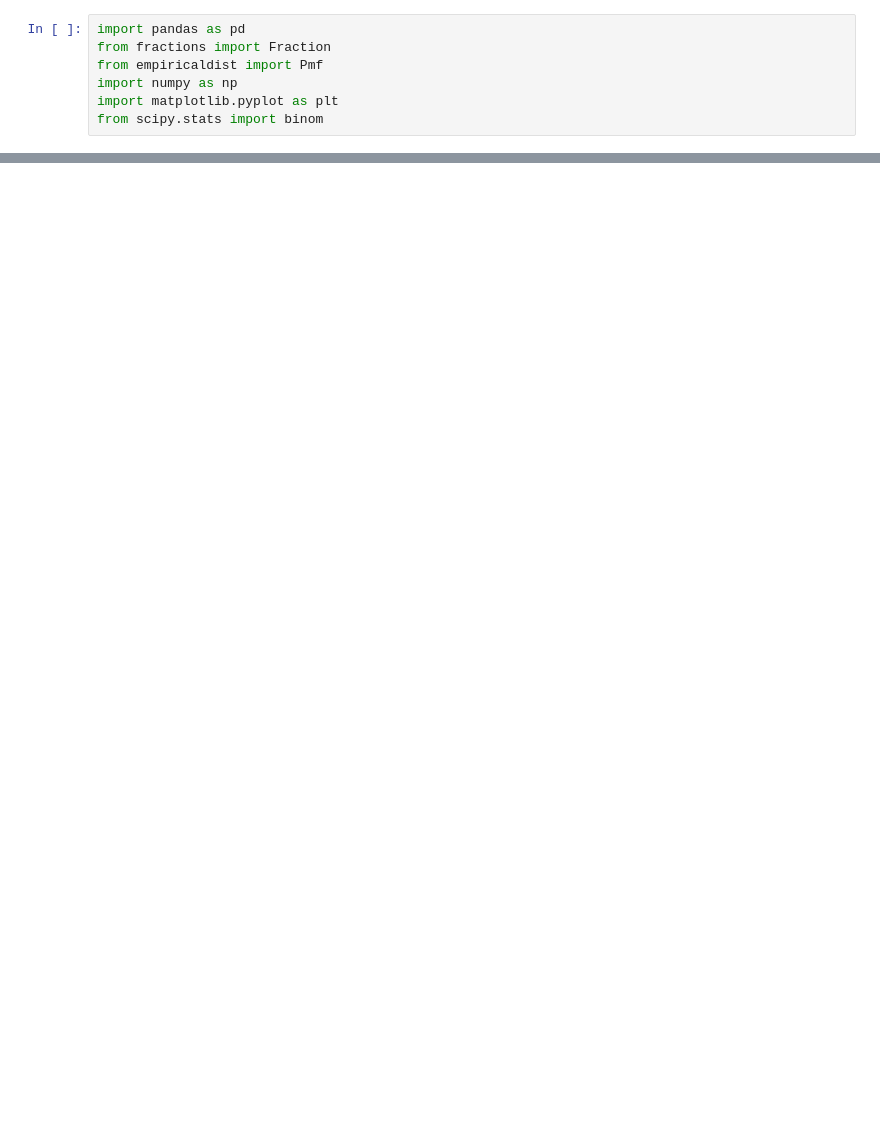
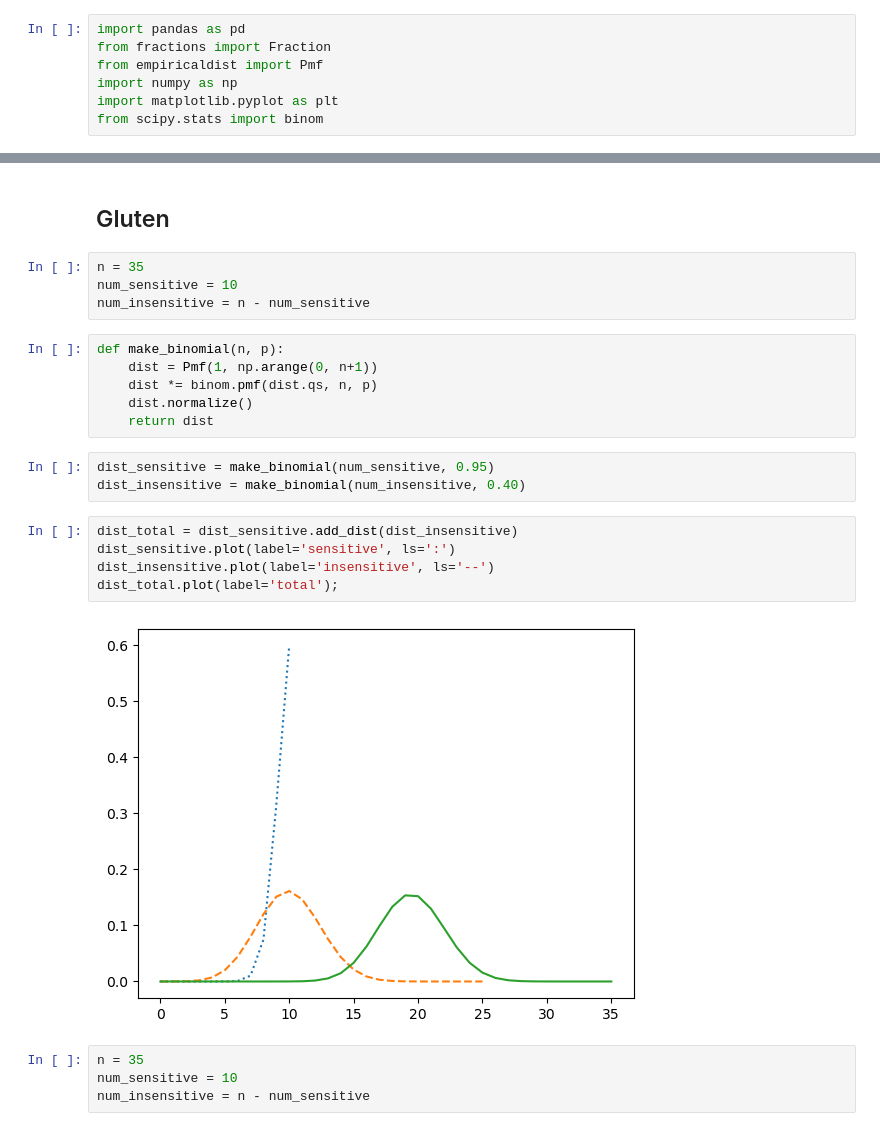
Before and after one commit to S3tuit/jup_lab, a Jupyter notebook: test.ipynb, the cells around one changed output, grey strips where cells are left out. Cells and saved outputs as stored; diff of their text form; blank space fills up the shorter version.

```diff
--- a/test.ipynb
+++ b/test.ipynb
@@ -197,0 +86,26 @@ posterior
+# %% [markdown]
+## Gluten
+# %%
+n = 35
+num_sensitive = 10
+num_insensitive = n - num_sensitive
+# %%
+def make_binomial(n, p):
+    dist = Pmf(1, np.arange(0, n+1))
+    dist *= binom.pmf(dist.qs, n, p)
+    dist.normalize()
+    return dist
+# %%
+dist_sensitive = make_binomial(num_sensitive, 0.95)
+dist_insensitive = make_binomial(num_insensitive, 0.40)
+# %%
+dist_total = dist_sensitive.add_dist(dist_insensitive)
+dist_sensitive.plot(label='sensitive', ls=':')
+dist_insensitive.plot(label='insensitive', ls='--')
+dist_total.plot(label='total');
+# %% [output]
+[figure, added]
+# %%
+n = 35
+num_sensitive = 10
+num_insensitive = n - num_sensitive
```
Also changed, not shown: parts of 69 cells of this notebook, 1 other file.
